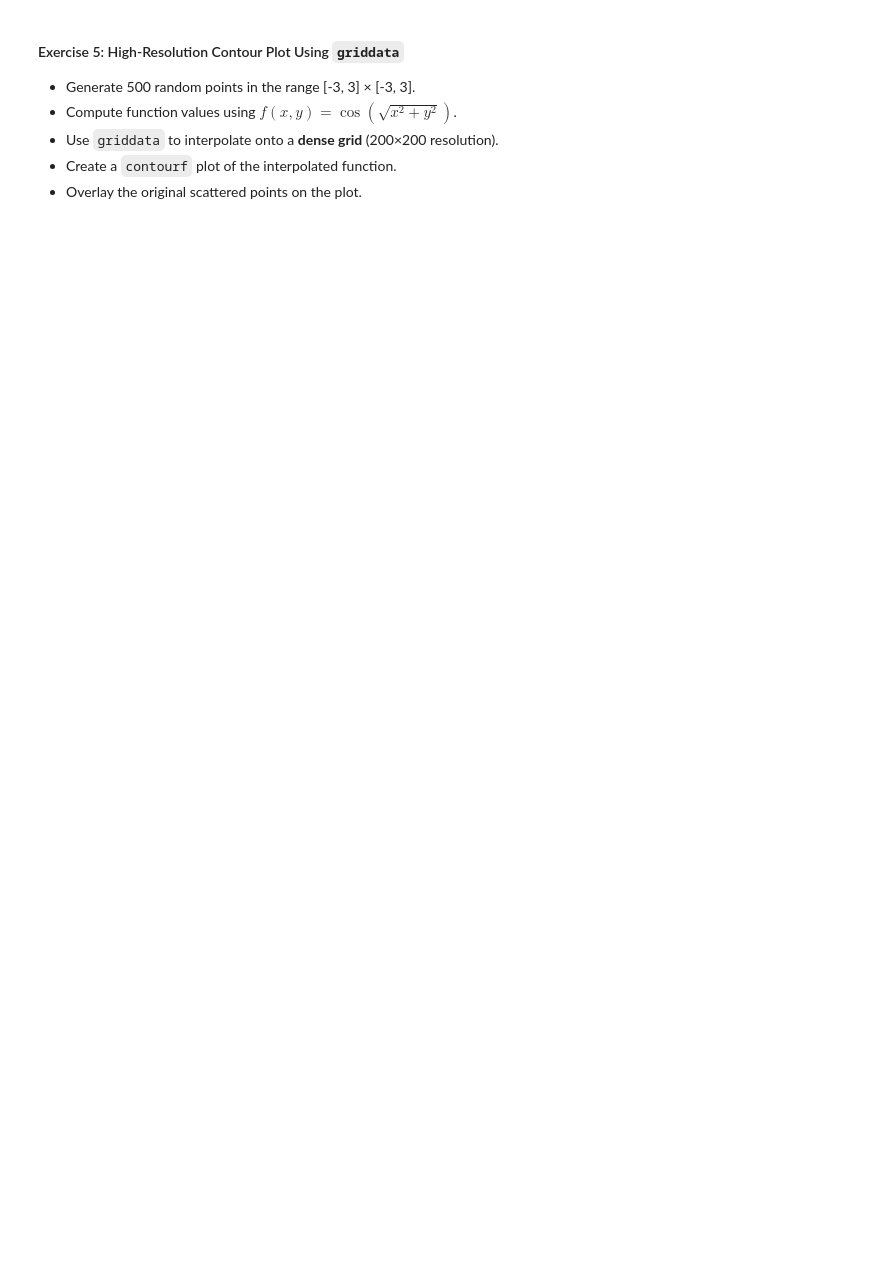
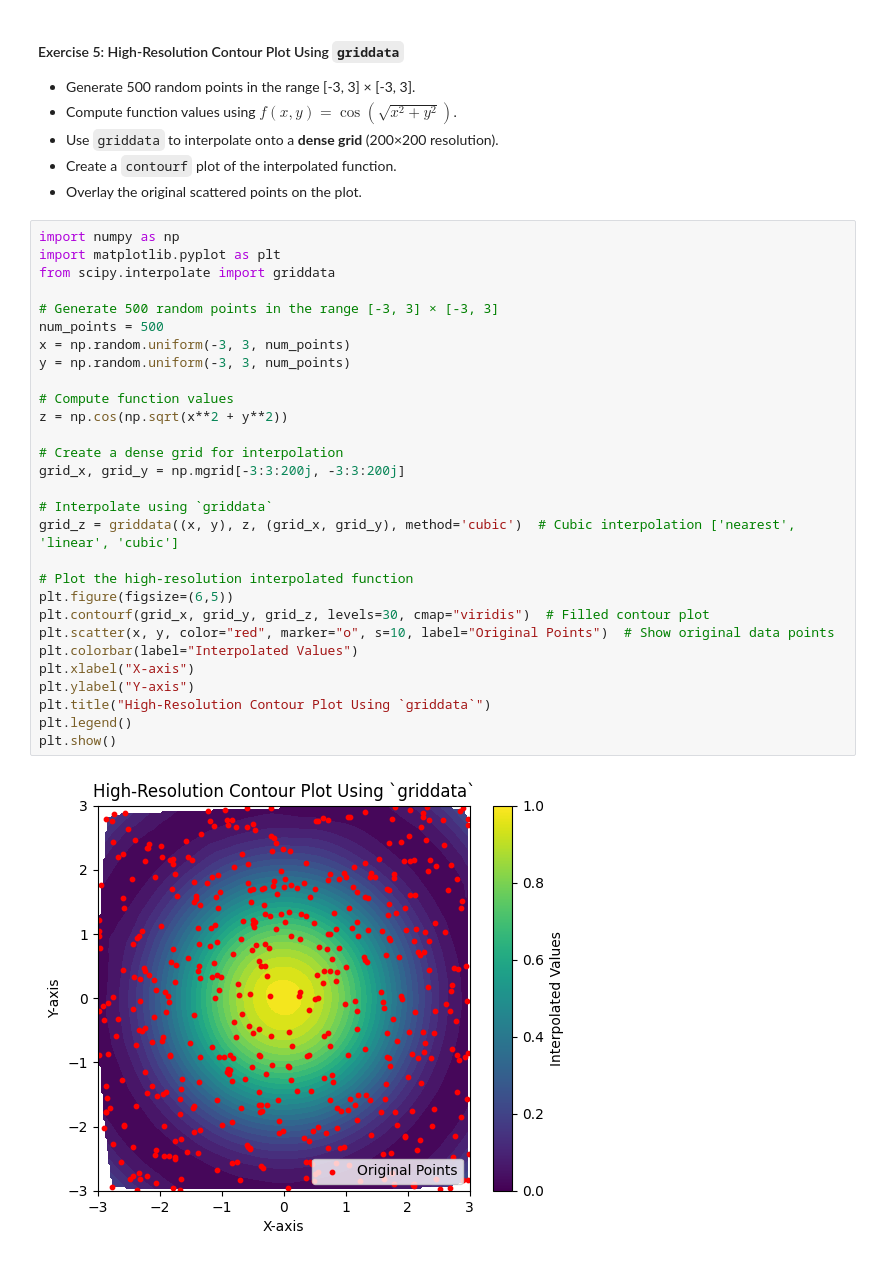
Before and after one commit to matthewshawnkehoe/Deep-Learning-for-PDEs-in-Engineering-Physics-2025-Summer, a Jupyter notebook: Week2_DNN_I/p2_DNN_Part_I.ipynb, the cells around one changed output. Saved outputs shown, nothing was run; the diff lists cells and outputs as text; blank space fills up the shorter version.

````diff
--- a/Week2_DNN_I/p2_DNN_Part_I.ipynb
+++ b/Week2_DNN_I/p2_DNN_Part_I.ipynb
@@ -546,3 +609,34 @@ First 10 values from .h5 file:
 - Use ```griddata``` to interpolate onto a **dense grid** (200×200 resolution).
 - Create a ```contourf``` plot of the interpolated function.
 - Overlay the original scattered points on the plot.
+# %%
+import numpy as np
+import matplotlib.pyplot as plt
+from scipy.interpolate import griddata
+
+# Generate 500 random points in the range [-3, 3] × [-3, 3]
+num_points = 500
+x = np.random.uniform(-3, 3, num_points)
+y = np.random.uniform(-3, 3, num_points)
+
+# Compute function values
+z = np.cos(np.sqrt(x**2 + y**2))
+
+# Create a dense grid for interpolation
+grid_x, grid_y = np.mgrid[-3:3:200j, -3:3:200j]
+
+# Interpolate using `griddata`
+grid_z = griddata((x, y), z, (grid_x, grid_y), method='cubic')  # Cubic interpolation ['nearest', 'linear', 'cubic']
+
+# Plot the high-resolution interpolated function
+plt.figure(figsize=(6,5))
+plt.contourf(grid_x, grid_y, grid_z, levels=30, cmap="viridis")  # Filled contour plot
+plt.scatter(x, y, color="red", marker="o", s=10, label="Original Points")  # Show original data points
+plt.colorbar(label="Interpolated Values")
+plt.xlabel("X-axis")
+plt.ylabel("Y-axis")
+plt.title("High-Resolution Contour Plot Using `griddata`")
+plt.legend()
+plt.show()
+# %% [output]
+[figure, added]
````
Also changed, not shown: parts of 1 cell of this notebook.
